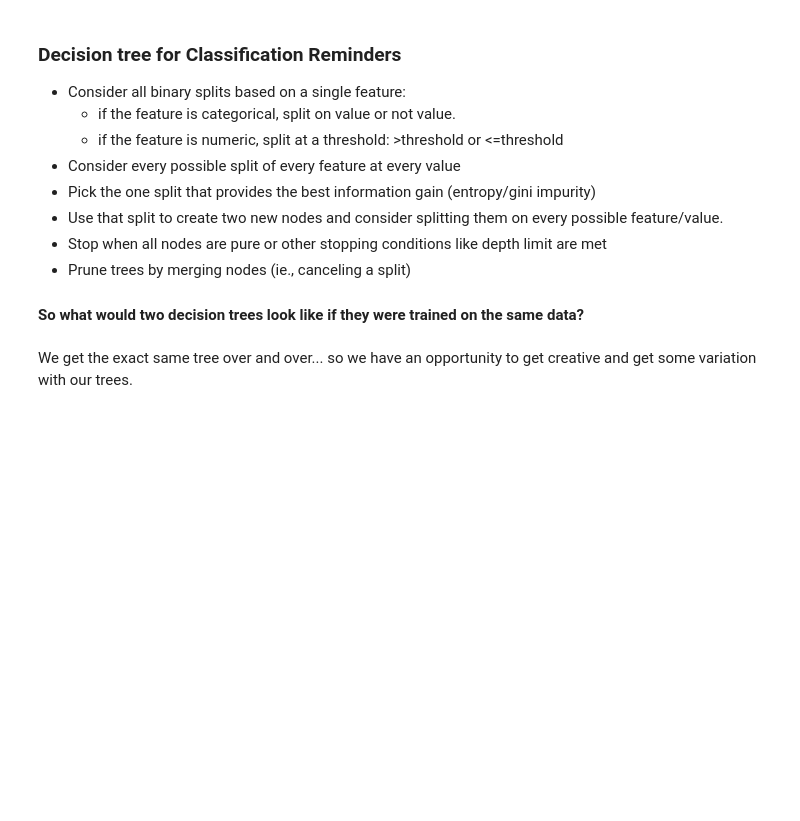
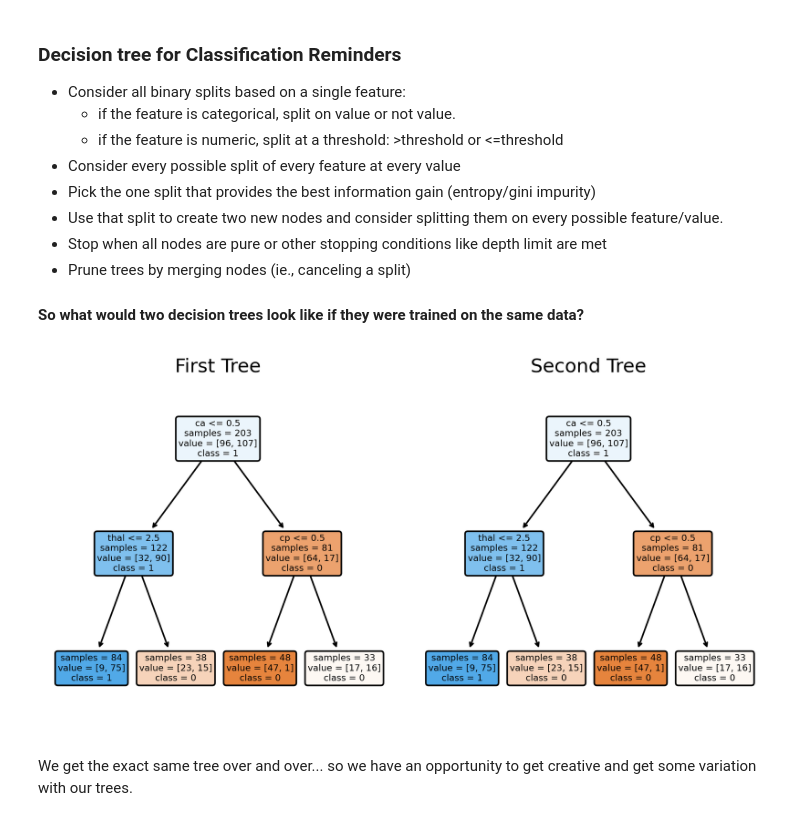
Before and after one commit to hberginc/practice-teach-Random-Forest, a Jupyter notebook: notebooks/RF_intro.ipynb, the cells around one changed output. Drawn from its saved outputs; the diff is of its cells as text; code cells hidden in the pictures; blank space fills up the shorter version.

```diff
--- a/notebooks/RF_intro.ipynb
+++ b/notebooks/RF_intro.ipynb
@@ -9,6 +9,7 @@ from random import randrange, random
 from sklearn.model_selection import train_test_split
 from sklearn.metrics import confusion_matrix, precision_score, recall_score, accuracy_score, plot_confusion_matrix
 from sklearn.tree import DecisionTreeClassifier
+from sklearn import tree
 
 from sklearn.ensemble import RandomForestClassifier, BaggingClassifier
 from sklearn.datasets import load_iris, load_wine
@@ -16,12 +17,6 @@ from sklearn.tree import export_graphviz
 from IPython.display import Image
 
 np.random.seed(42)
-
-import matplotlib as mpl
-mpl.rcParams.update({
-    'font.size'           : 13,
-    'axes.titlesize'      : 'large'
-})
 # %% [markdown]
 ## Success Criteria
 
@@ -46,0 +27,4 @@ y.unique()
+# %%
+heart_df = pd.read_csv('../data/heart.csv')
+X = heart_df.iloc[:,:-1]
+y = heart_df.target
@@ -105,3 +105,17 @@ get_viz(trees[10])
+# %%
+def plot_two_trees(tree1, tree2, targets = ['0', '1'], feat_names = X.columns):
+    tree.plot_tree(tree1, feature_names=feat_names, class_names= targets, impurity=False,
+           rounded = True, proportion = False, precision = 2, filled = True, ax = axs[0])
+    tree.plot_tree(tree2, feature_names=feat_names, class_names= targets,impurity=False,
+           rounded = True, proportion = False, precision = 2, filled = True, ax = axs[1])
+# %%
+fig, axs = plt.subplots(1,2, figsize = (8,4), dpi=300)
+plt.subplots_adjust(wspace=0.1, hspace=-0.1)
+plot_two_trees(trees[0], trees[1])
+axs[0].set_title('First Tree')
+axs[1].set_title('Second Tree');
+# %% [output]
+[figure, added]
 # %% [markdown]
 We get the exact same tree over and over... so we have an opportunity to get creative and get some variation with our trees.
 # %%
```
Also changed, not shown: parts of 37 cells of this notebook, 5 other files.
